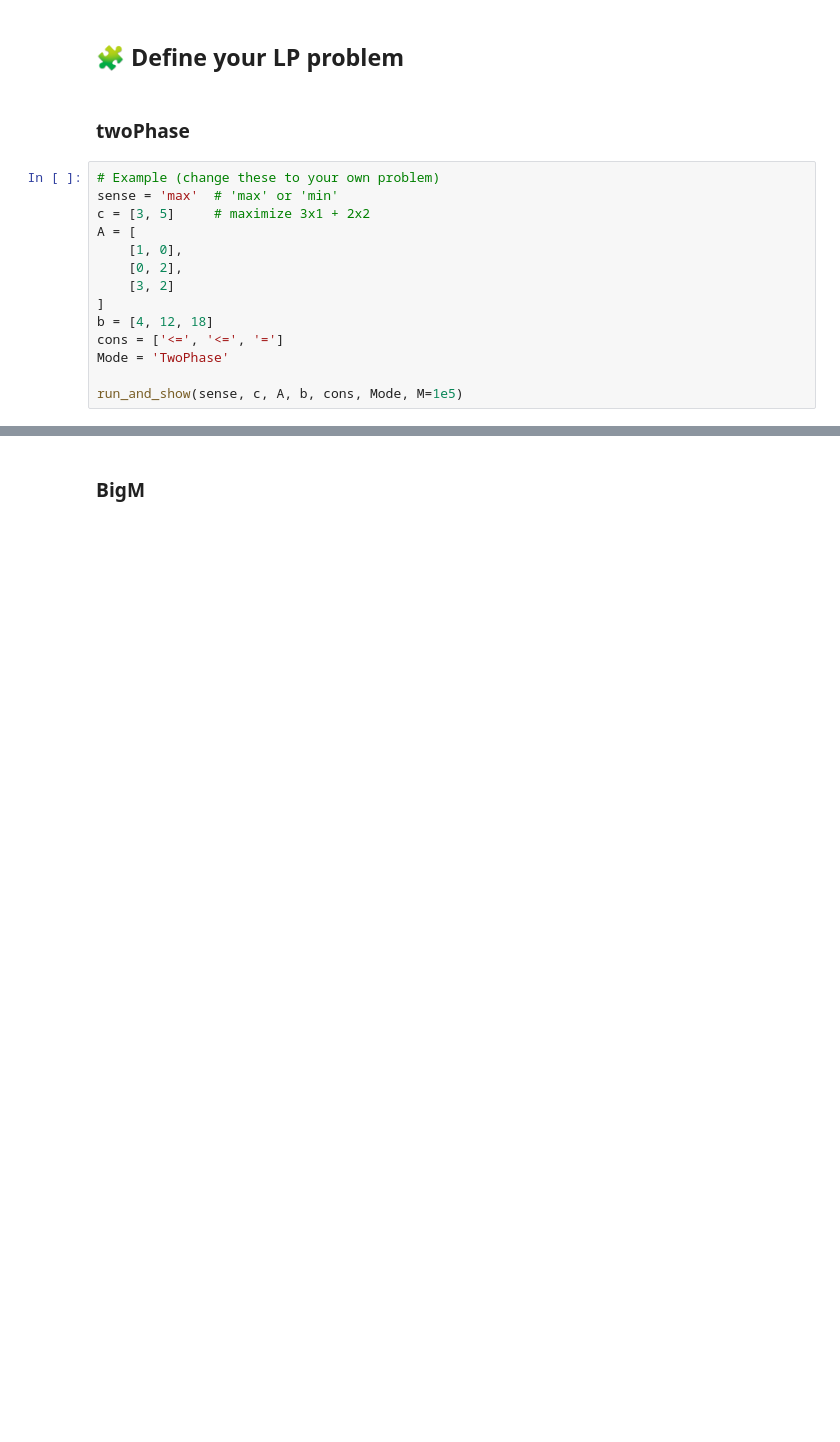
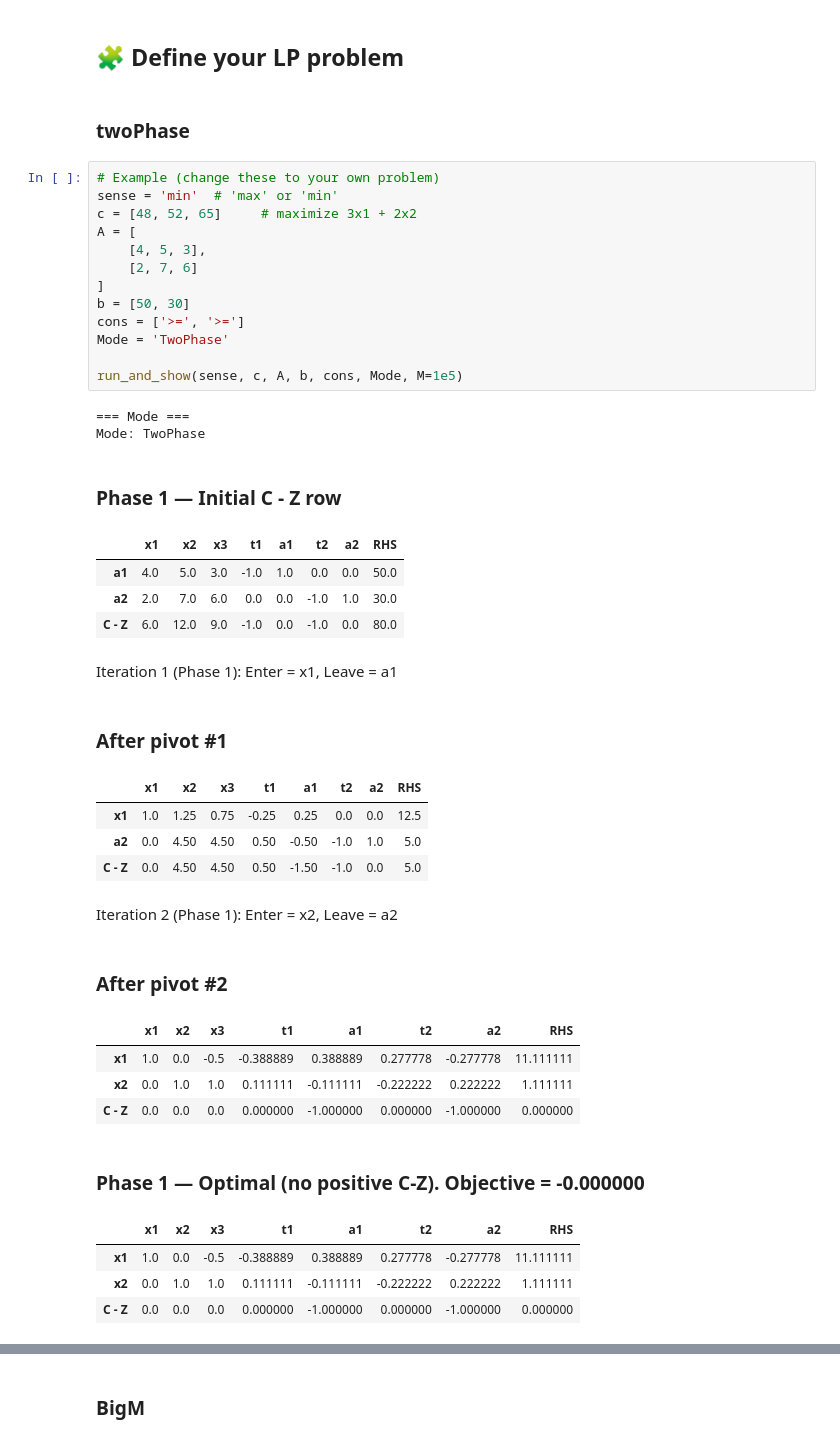
Before and after one commit to alicelouis47/OR, a Jupyter notebook: simplex/simplex_step_by_step.ipynb, the cells around one changed output, grey strips where cells are left out. Saved outputs shown, nothing was run; the diff lists cells and outputs as text; blank space fills up the shorter version.

```diff
--- a/simplex/simplex_step_by_step.ipynb
+++ b/simplex/simplex_step_by_step.ipynb
@@ -600,15 +569,39 @@ Iteration 2 (Phase 1): Enter = x2, Leave = a3
 ### twoPhase
 # %%
 # Example (change these to your own problem)
-sense = 'max'  # 'max' or 'min'
-c = [3, 5]     # maximize 3x1 + 2x2
+sense = 'min'  # 'max' or 'min'
+c = [48, 52, 65]     # maximize 3x1 + 2x2
 A = [
-    [1, 0],
-    [0, 2],
-    [3, 2]
+    [4, 5, 3],
+    [2, 7, 6]
 ]
-b = [4, 12, 18]
-cons = ['<=', '<=', '=']
+b = [50, 30]
+cons = ['>=', '>=']
 Mode = 'TwoPhase'
 
 run_and_show(sense, c, A, b, cons, Mode, M=1e5)
+# %% [output]
+=== Mode ===
+Mode: TwoPhase
+### Phase 1 — Initial C - Z row
+|  | x1 | x2 | x3 | t1 | a1 | t2 | a2 | RHS |
+| a1 | 4.0 | 5.0 | 3.0 | -1.0 | 1.0 | 0.0 | 0.0 | 50.0 |
+| a2 | 2.0 | 7.0 | 6.0 | 0.0 | 0.0 | -1.0 | 1.0 | 30.0 |
+| C - Z | 6.0 | 12.0 | 9.0 | -1.0 | 0.0 | -1.0 | 0.0 | 80.0 |
+Iteration 1 (Phase 1): Enter = x1, Leave = a1
+### After pivot #1
+|  | x1 | x2 | x3 | t1 | a1 | t2 | a2 | RHS |
+| x1 | 1.0 | 1.25 | 0.75 | -0.25 | 0.25 | 0.0 | 0.0 | 12.5 |
+| a2 | 0.0 | 4.50 | 4.50 | 0.50 | -0.50 | -1.0 | 1.0 | 5.0 |
+| C - Z | 0.0 | 4.50 | 4.50 | 0.50 | -1.50 | -1.0 | 0.0 | 5.0 |
+Iteration 2 (Phase 1): Enter = x2, Leave = a2
+### After pivot #2
+|  | x1 | x2 | x3 | t1 | a1 | t2 | a2 | RHS |
+| x1 | 1.0 | 0.0 | -0.5 | -0.388889 | 0.388889 | 0.277778 | -0.277778 | 11.111111 |
+| x2 | 0.0 | 1.0 | 1.0 | 0.111111 | -0.111111 | -0.222222 | 0.222222 | 1.111111 |
+| C - Z | 0.0 | 0.0 | 0.0 | 0.000000 | -1.000000 | 0.000000 | -1.000000 | 0.000000 |
+### Phase 1 — Optimal (no positive C-Z). Objective = -0.000000
+|  | x1 | x2 | x3 | t1 | a1 | t2 | a2 | RHS |
+| x1 | 1.0 | 0.0 | -0.5 | -0.388889 | 0.388889 | 0.277778 | -0.277778 | 11.111111 |
+| x2 | 0.0 | 1.0 | 1.0 | 0.111111 | -0.111111 | -0.222222 | 0.222222 | 1.111111 |
+| C - Z | 0.0 | 0.0 | 0.0 | 0.000000 | -1.000000 | 0.000000 | -1.000000 | 0.000000 |
```
Also changed, not shown: parts of 2 cells of this notebook, 1 other file.
